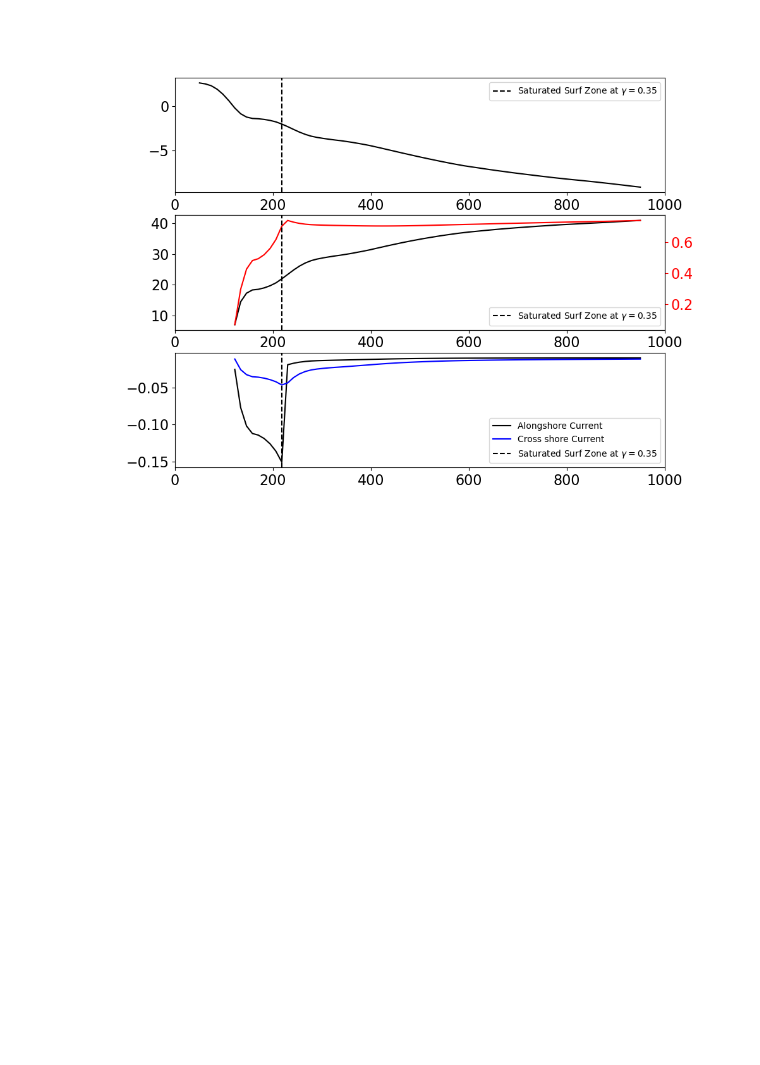
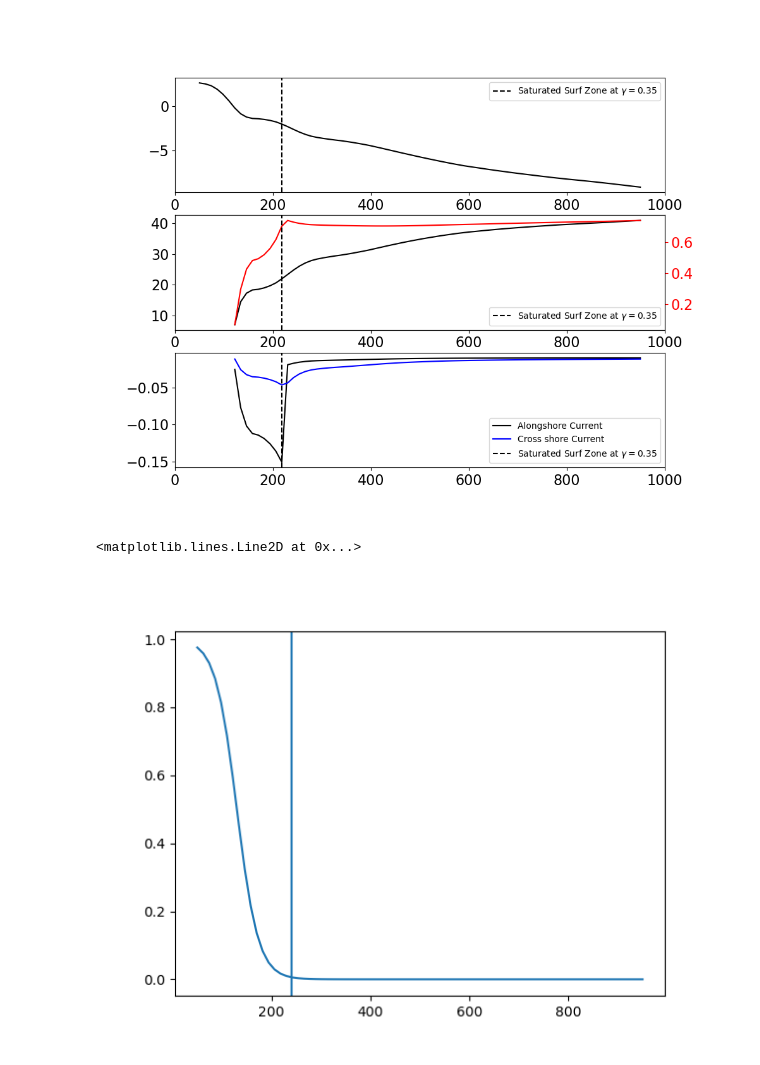
Before and after one commit to edwinrainville/surfing-transport, a Jupyter notebook: analysis/test-drift-trajectory-model-tools.ipynb, the cells around one changed output. Cells and saved outputs as stored; diff of their text form; code cells hidden in the pictures; blank space fills up the shorter version.

```diff
--- a/analysis/test-drift-trajectory-model-tools.ipynb
+++ b/analysis/test-drift-trajectory-model-tools.ipynb
@@ -137,3 +135,13 @@ ax4.set_xlim(0, 1000)
 # %% [output]
 (0.0, 1000.0)
 [figure]
+# %%
+# Test the probability of surfing function
+probability_of_surfing_profile = tools.compute_probability_of_surfing(x_values, -11.13, 0.54, surf_zone_edge)
+
+fig, ax = plt.subplots()
+ax.plot(x_values, probability_of_surfing_profile)
+ax.axvline(surf_zone_edge)
+# %% [output]
+<matplotlib.lines.Line2D at 0x...>
+[figure, added]
```
Also changed, not shown: parts of 2 cells of this notebook, 10 other files.
